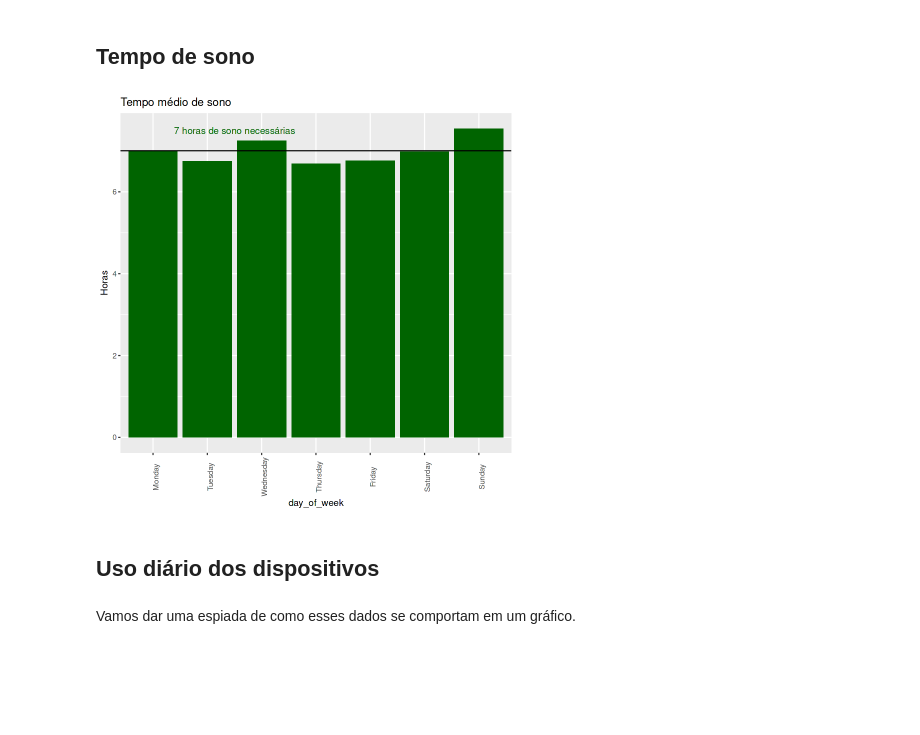
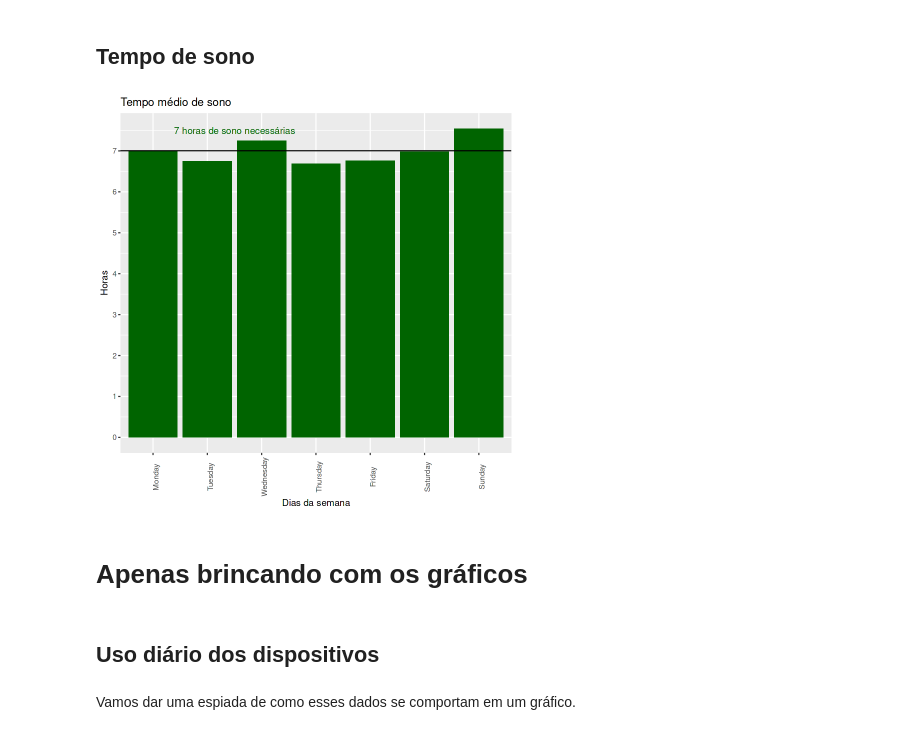
Before and after one commit to ARRETdaniel/22-2E_topicos_Especiais_em_IA_II_Sistemas_Inteligentes, a Jupyter notebook: projectFinal/finalproject-fitbit-fitness-data.ipynb, the cells around one changed output. Drawn from its saved outputs; the diff is of its cells as text; code cells hidden in the pictures; blank space fills up the shorter version.

```diff
--- a/projectFinal/finalproject-fitbit-fitness-data.ipynb
+++ b/projectFinal/finalproject-fitbit-fitness-data.ipynb
@@ -497,20 +501,24 @@ Neste gráfico de passos e a quantidade de minutos que os usuários dormem por d
 # %%
 graph_sono_medio <- sleep_day_file %>%
   group_by(day_of_week) %>%
   summarise(avg_sleep = mean(total_minutes_asleep )/60) %>%
   ggplot() +
+  scale_y_continuous(breaks = c(0:24)) +
   geom_col(mapping = aes(x= day_of_week, y = avg_sleep), fill = "darkgreen") +
   geom_hline(aes(yintercept = 7)) +
   annotate(geom="text", x=2.5, y= 7.5, label="7 horas de sono necessárias",
            color="darkgreen") +
   theme(axis.text.x = element_text(angle = 90)) +
   labs(title="Tempo médio de sono",
-       y="Horas")
+       y="Horas",
+      x = "Dias da semana")
 graph_sono_medio
 # %% [output]
-[figure, old version]
+[figure, new version]
+# %% [markdown]
+<a id="subsection4-six"></a>
+# Apenas brincando com os gráficos
 # %% [markdown]
-<a id="subsection4-six"></a>
 
 ## Uso diário dos dispositivos
 # %% [markdown]
```
Also changed, not shown: parts of 12 cells of this notebook.
